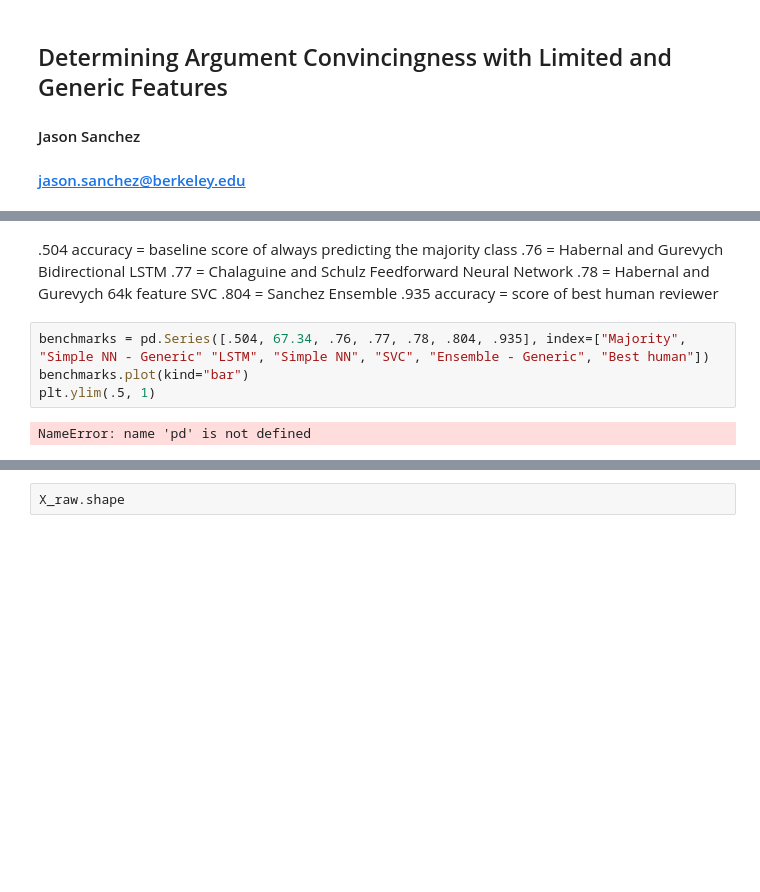
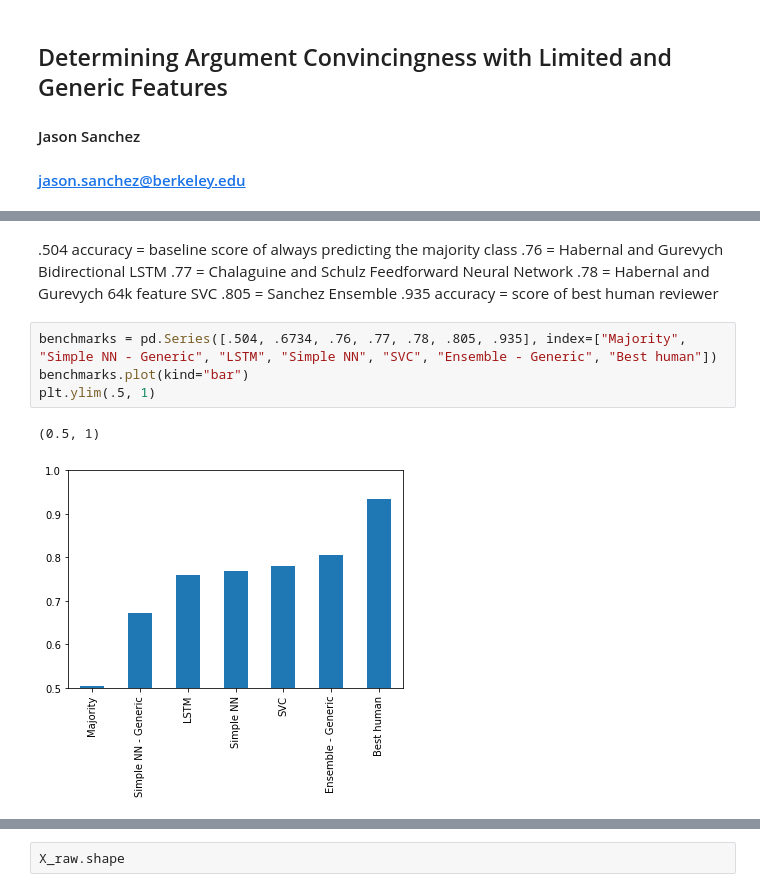
Before and after one commit to JasonSanchez/debate_comparison, a Jupyter notebook: Debate classification.ipynb, the cells around one changed output, grey strips where cells are left out. Cells and saved outputs as stored; diff of their text form; blank space fills up the shorter version.

```diff
--- a/Debate classification.ipynb
+++ b/Debate classification.ipynb
@@ -106,14 +91,15 @@ NameError: name 'X' is not defined
 .76 = Habernal and Gurevych Bidirectional LSTM
 .77 = Chalaguine and Schulz Feedforward Neural Network
 .78 = Habernal and Gurevych 64k feature SVC
-.804 = Sanchez Ensemble
+.805 = Sanchez Ensemble
 .935 accuracy = score of best human reviewer
 # %%
-benchmarks = pd.Series([.504, 67.34, .76, .77, .78, .804, .935], index=["Majority", "Simple NN - Generic" "LSTM", "Simple NN", "SVC", "Ensemble - Generic", "Best human"])
+benchmarks = pd.Series([.504, .6734, .76, .77, .78, .805, .935], index=["Majority", "Simple NN - Generic", "LSTM", "Simple NN", "SVC", "Ensemble - Generic", "Best human"])
 benchmarks.plot(kind="bar")
 plt.ylim(.5, 1)
 # %% [output]
-NameError: name 'pd' is not defined
+(0.5, 1)
+[figure, added]
 # %%
 benchmarks = pd.Series([.504, .76, .77, .78, .804], index=["Majority", "LSTM", "Simple NN", "SVC", "Ensemble"])
 benchmarks.plot(kind="bar")
```
Also changed, not shown: parts of 22 cells of this notebook.
